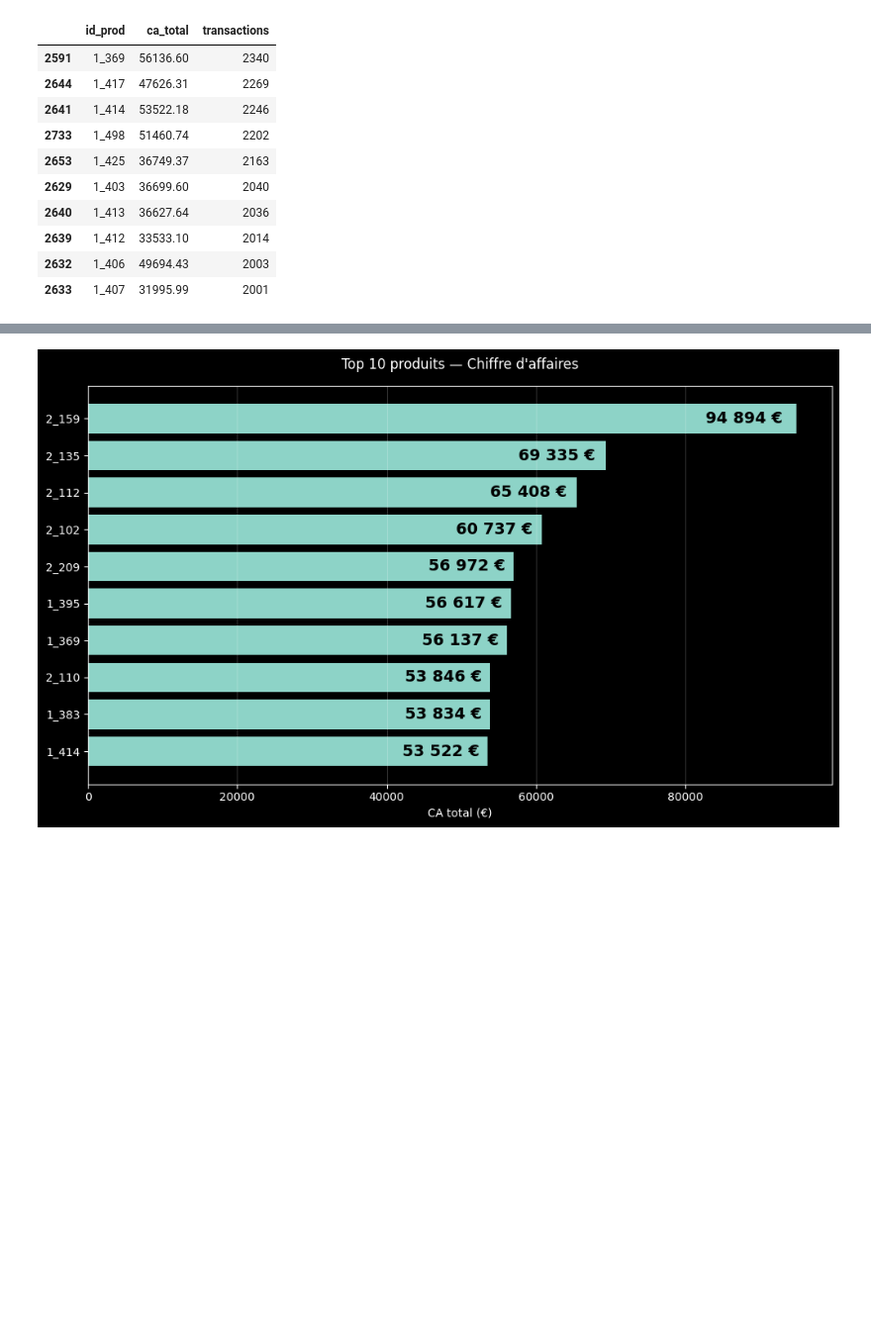
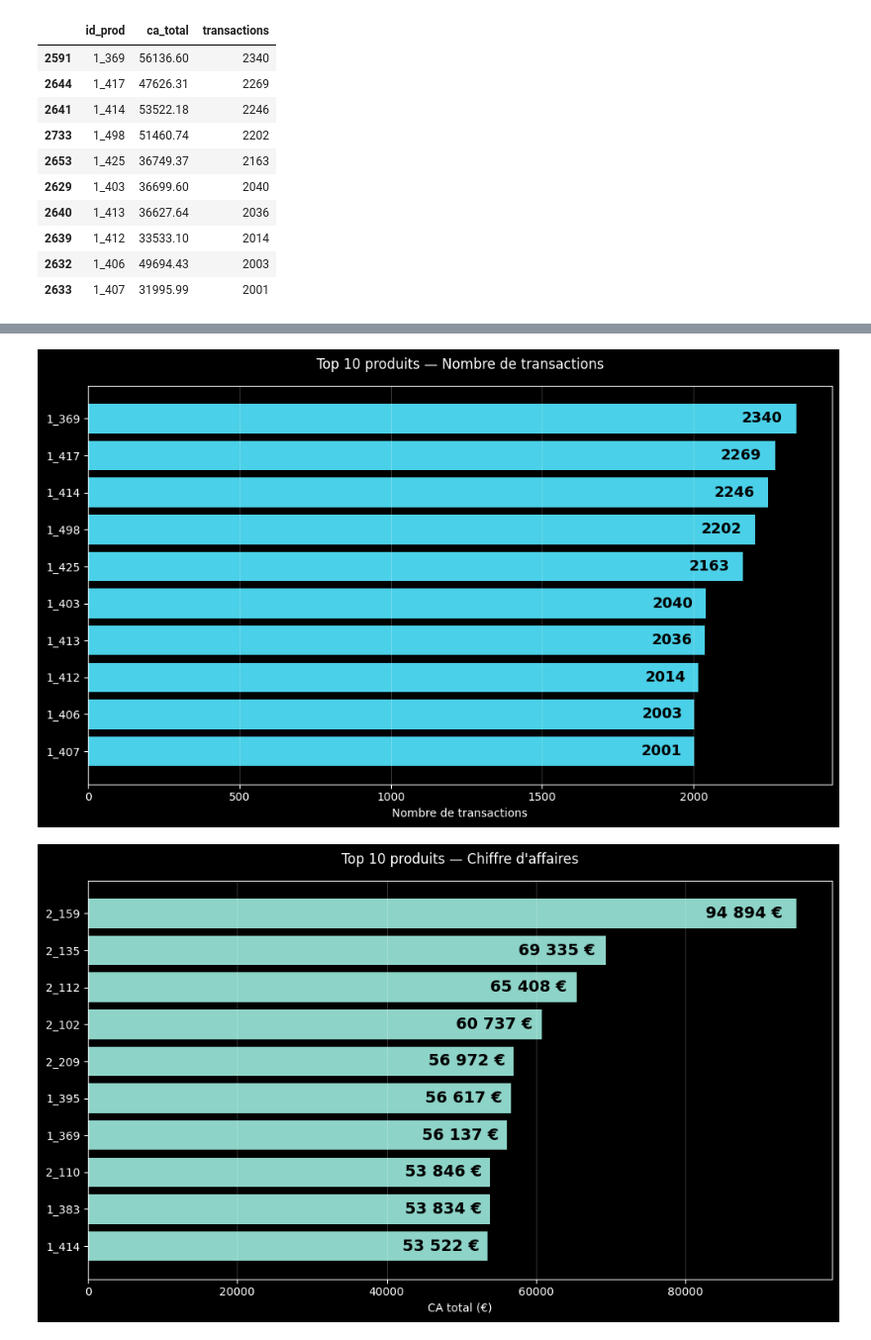
Before and after one commit to Stephane-OC/lapage, a Jupyter notebook: analyse_lapage.ipynb, the cells around one changed output, grey strips where cells are left out. Shown at 99% size. Cells and saved outputs as stored; diff of their text form; code cells hidden in the pictures; blank space fills up the shorter version.

```diff
--- a/analyse_lapage.ipynb
+++ b/analyse_lapage.ipynb
@@ -3600,3 +3646,41 @@ display(top_volume)
+# %%
+# Graphique : Top 10 produits classés par volume de ventes.
+# Permet d’identifier les produits les plus populaires,
+# indépendamment de leur contribution au chiffre d’affaires.
+
+plt.style.use("dark_background")
+
+fig, ax = plt.subplots(figsize=(10,6))
+
+bars = ax.barh(
+    top_volume["id_prod"].astype(str),
+    top_volume["transactions"],
+    color="#4ad0e8"
+)
+
+ax.set_title("Top 10 produits — Nombre de transactions", pad=15)
+ax.set_xlabel("Nombre de transactions")
+ax.invert_yaxis()
+ax.grid(axis="x", alpha=0.2)
+
+# Valeurs dans les barres
+for bar in bars:
+    width = bar.get_width()
+    ax.text(
+        width * 0.98,
+        bar.get_y() + bar.get_height()/2,
+        f"{int(width)}",
+        va="center",
+        ha="right",
+        fontsize=13,
+        fontweight="bold",
+        color="black"
+    )
+
+plt.tight_layout()
+plt.show()
+# %% [output]
+[figure, added]
 # %%
 # Graphique : Top 10 produits les plus rentables montrant une forte concentration des revenus parmi les articles phares
 plt.style.use("dark_background")
```
Also changed, not shown: parts of 46 cells of this notebook, 1 other file.
